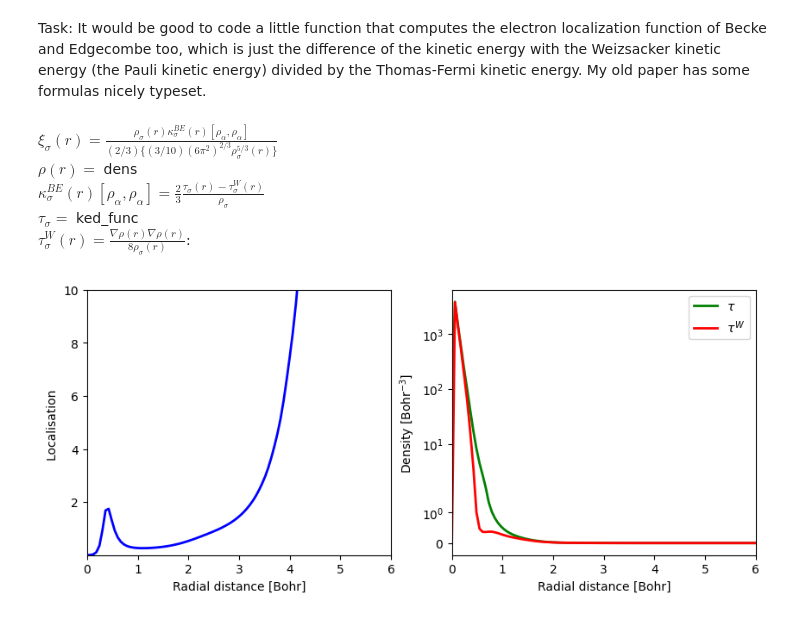
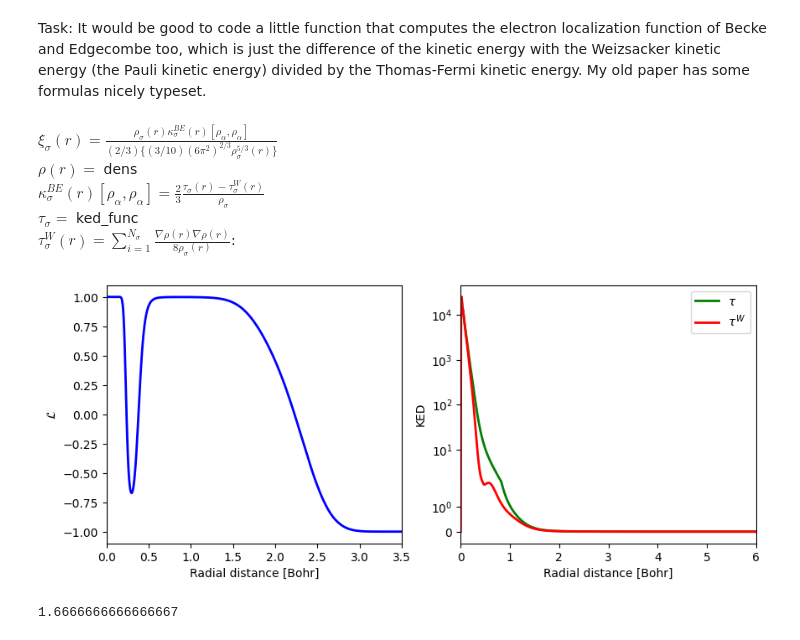
Before and after one commit to JannisErhard/Using_AtomDB, a Jupyter notebook: Localisation.ipynb, the cells around one changed output. Saved outputs shown, nothing was run; the diff lists cells and outputs as text; code cells hidden in the pictures.

Commit message:
reploduced Figure 4

```diff
--- a/Localisation.ipynb
+++ b/Localisation.ipynb
@@ -15,13 +15,13 @@ Task:
 It would be good to code a little function that computes the electron localization function of Becke and Edgecombe too, which is just the difference of the kinetic energy with the Weizsacker kinetic energy (the Pauli kinetic energy) divided by the Thomas-Fermi kinetic energy. My old paper has some formulas nicely typeset.
 # %%
 # Load Data From Server, Oxygen Atom in HCI function Basis
-HCI = load(elem="O", charge=0, mult=3, dataset="gaussian")
+HCI = load(elem="Ne", charge=0, mult=1, dataset="gaussian")
 
 # arbitrary grid on which quantites are evaluated
-rad_grid = np.linspace(0.0, 6.0, num=100)
+rad_grid = np.linspace(0.0, 6.0, 1000)
 
 # splines of the quantites are generated
-dens_spline = HCI.dens_func(spin="t", log=True)
+dens_spline = HCI.dens_func(spin="t")
 d_dens_spline = HCI.d_dens_func(spin="t")
 dd_dens_spline = HCI.dd_dens_func(spin="t")
 ked_spline = HCI.ked_func(spin="t")
@@ -37,35 +37,40 @@ $\xi_{\sigma}(r) = \frac{\rho_{\sigma}(r) \kappa_{\sigma}^{BE}(r) [\rho_{\alpha}
 $\rho(r) = $ dens\
 $\kappa_{\sigma}^{BE}(r) [\rho_{\alpha}, \rho_{\alpha}]=  \frac{2}{3} \frac{\tau_{\sigma}(r) - \tau_{\sigma}^{W}(r)}{\rho_{\sigma}}$\
 $\tau_{\sigma}=$ ked_func\
-$\tau_{\sigma}^{W}(r)=\frac{\nabla \rho(r) \nabla \rho(r)}{8 \rho_{\sigma}(r)}$:
+$\tau_{\sigma}^{W}(r)=\sum_{i=1}^{N_{\sigma}} \frac{\nabla \rho(r) \nabla \rho(r)}{8 \rho_{\sigma}(r)}$:
 # %%
 Weizaecker = d_dens*d_dens/(8.0*dens)
 Becke_Edge = 2/3*(ked-Weizaecker)/(dens)
 Elec_Local = (3/2*dens*Becke_Edge)/(3/10*(6*np.pi**2)**(2/3)*dens**(5/3))
+L = np.tanh(Elec_Local**(-1)-Elec_Local)
 # %%
 # plot Density and Kinetic Energy Density
 
 fig = plt.figure(figsize=(10, 4))
 ax1 = fig.add_subplot(121)
 #ax2 = fig.add_subplot(122)
 
-ax1.plot(rad_grid, Elec_Local, "-b", linewidth=2)
-ax1.set(xlabel="Radial distance [Bohr]", ylabel="Localisation ")
+ax1.plot(rad_grid, L, "-b", linewidth=2)
+ax1.set(xlabel="Radial distance [Bohr]", ylabel=r"$\mathcal{L}$ ")
 
 #ax1.set_yscale("symlog")
-ax1.set_ylim(top=10, bottom=0.00001)
-ax1.set_xlim(left=0.0, right=6)
+#ax1.set_ylim(top=10, bottom=0.00001)
+ax1.set_xlim(left=0.0, right=3.5)
 
 
 ax2 = fig.add_subplot(122)
 
 ax2.plot(rad_grid, ked, "-g", linewidth=2, label = r"$\tau$")
 ax2.plot(rad_grid, Weizaecker, "-r", linewidth=2, label = r"$\tau^{W}$")
-ax2.set(xlabel="Radial distance [Bohr]", ylabel="Density [Bohr$^{-3}$]")
+ax2.set(xlabel="Radial distance [Bohr]", ylabel="KED")
 ax2.legend()
 ax2.set_yscale("symlog")
 ax2.set_xlim(left=0.0, right=6)
 
 plt.show()
 # %% [output]
-[figure, old version]
+[figure, new version]
+# %%
+print(5/3)
+# %% [output]
+1.6666666666666667
```
